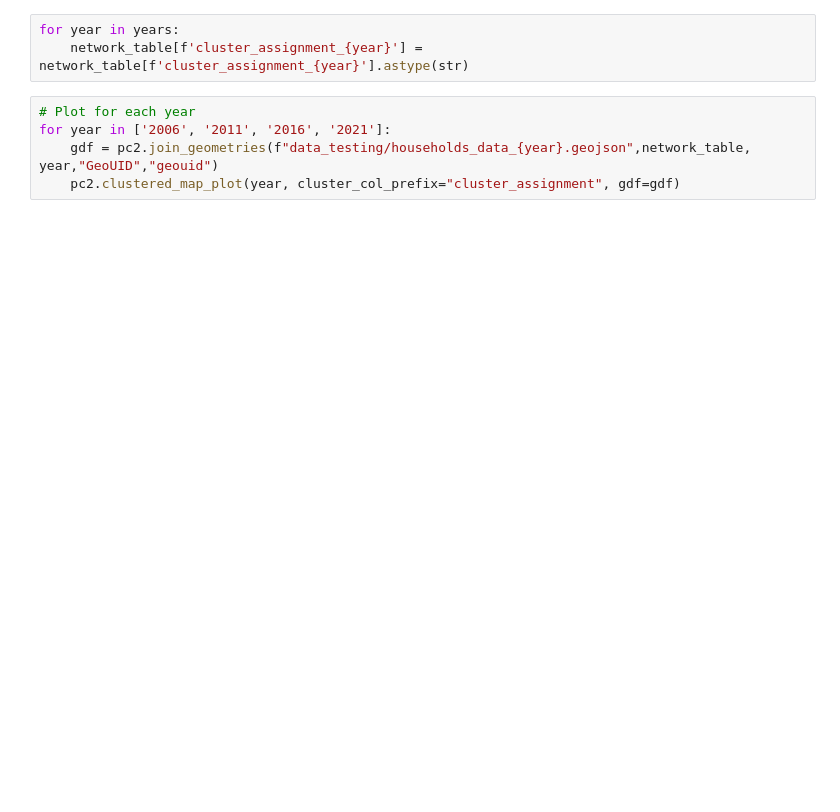
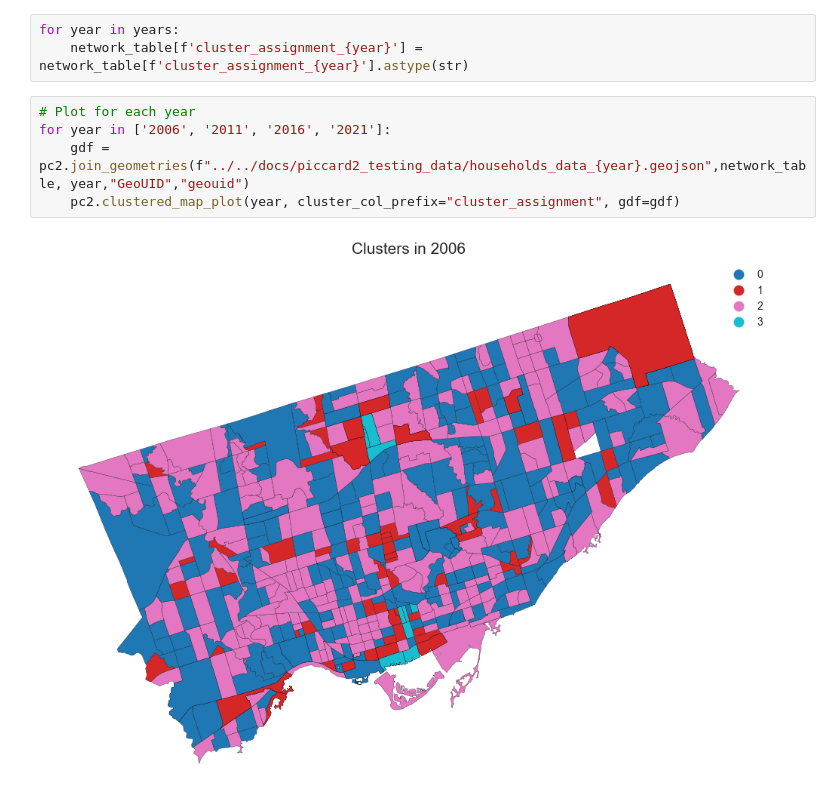
Before and after one commit to ecorbin567/piccard2, a Jupyter notebook: src/piccard/testing.ipynb, the cells around one changed output. Saved outputs shown, nothing was run; the diff lists cells and outputs as text; blank space fills up the shorter version.

```diff
--- a/src/piccard/testing.ipynb
+++ b/src/piccard/testing.ipynb
@@ -109,5 +144,7 @@ for year in years:
 # %%
 # Plot for each year
 for year in ['2006', '2011', '2016', '2021']:
-    gdf = pc2.join_geometries(f"data_testing/households_data_{year}.geojson",network_table, year,"GeoUID","geouid")
+    gdf = pc2.join_geometries(f"../../docs/piccard2_testing_data/households_data_{year}.geojson",network_table, year,"GeoUID","geouid")
     pc2.clustered_map_plot(year, cluster_col_prefix="cluster_assignment", gdf=gdf)
+# %% [output]
+[figure, added]
```
Also changed, not shown: parts of 13 cells of this notebook.
